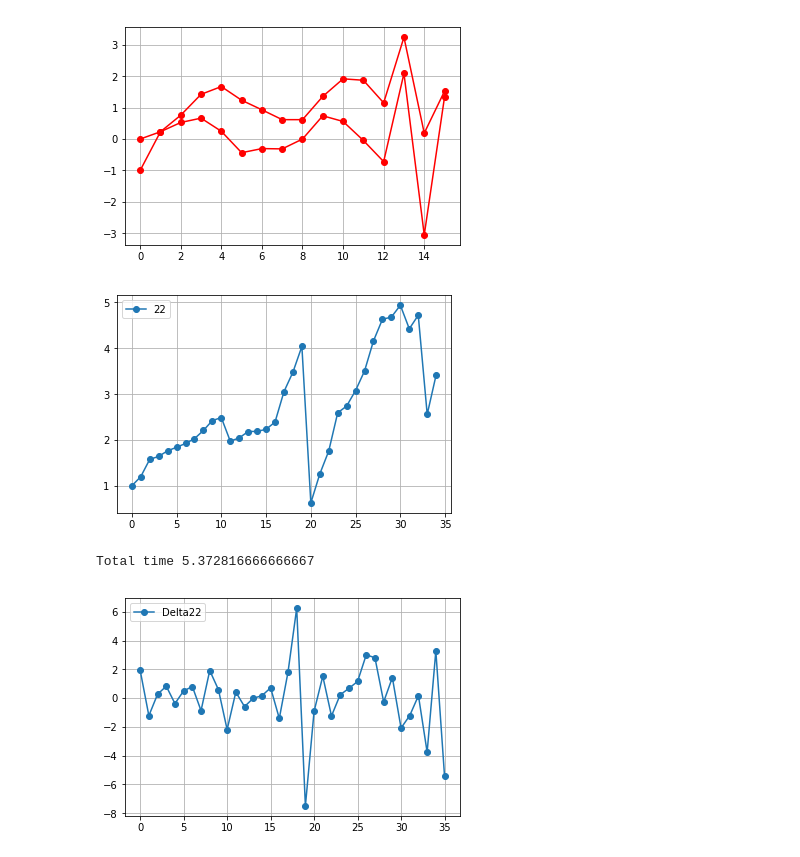
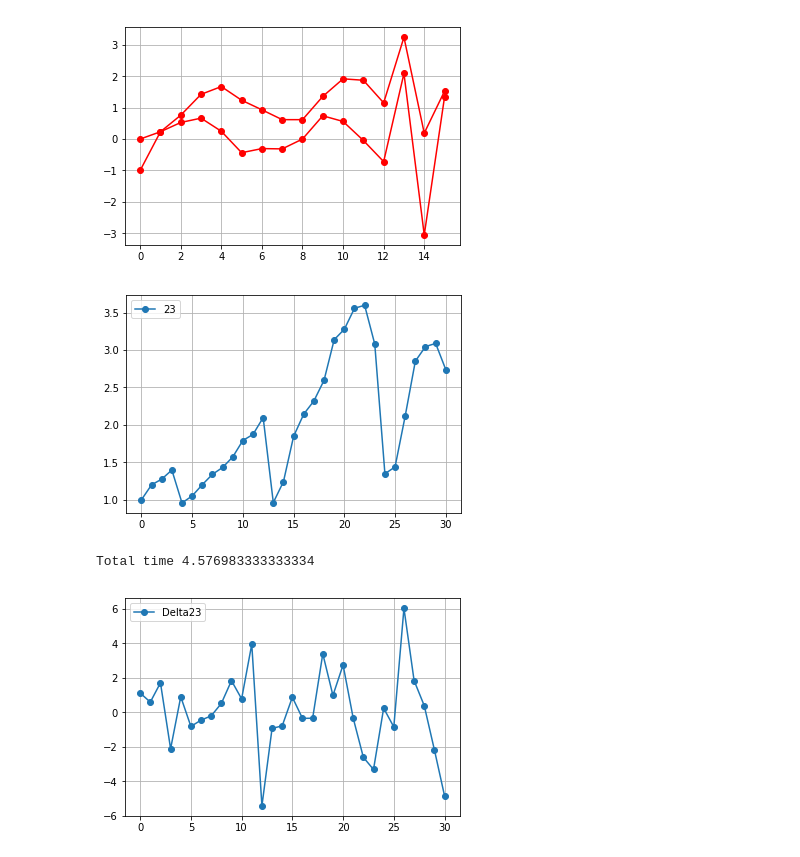
Before and after one commit to AndreeaStefan/SmartuistWrapper, a Jupyter notebook: evaluation/PlotResults.ipynb, the cells around one changed output. Cells and saved outputs as stored; diff of their text form; code cells hidden in the pictures.

```diff
--- a/evaluation/PlotResults.ipynb
+++ b/evaluation/PlotResults.ipynb
@@ -111,7 +111,7 @@ plt.show()
 # player 8 = change effort
 # player 9 = same as 8
 
-players = [22]
+players = [23]
 results = []
 gradientStats = []
 path ="C:\\Users\\huber\\OneDrive\\Dokumenty\\thesis-hubert\\unity\\SmartuistWrapper\\tapResult.csv"
@@ -163,36 +163,36 @@ for p in players:
         th.append(float(words[11]))
         thNorm.append(float(words[12]))
         unique = [x for i, x in enumerate(lengths) if i == lengths.index(x)]
 
         x = list(range(0, len(unique)))
         uniqueGain = [x for i, x in enumerate(gain) if i == gain.index(x)]
     plt.plot(x, unique, 'o-', label=p)
 
 plt.legend(loc='upper left')
 plt.grid(True)
 plt.show()
 print("Total time", totalTime/60000)
 
 # delta
 
 for p in players:
     tmp = gradientStats[p]
     gain = []
     prevGain = []
     for words in tmp:
         gain.append(float(words[5]))
         prevGain.append(float(words[4]))
 
     delta = np.array(gain) - np.array(prevGain)
     x = list(range(0, len(delta)))
     plt.plot(x, delta, 'o-', label="Delta"+str(p))
 plt.legend(loc='upper left')
 plt.grid(True)
 plt.show()
 # %% [output]
-[figure, old version]
+[figure, new version]
-Total time 5.372816666666667
+Total time 4.576983333333334
-[figure, old version]
+[figure, new version]
 # %%
 # gain
 
```
Also changed, not shown: parts of 1 cell of this notebook, 1 other file.
